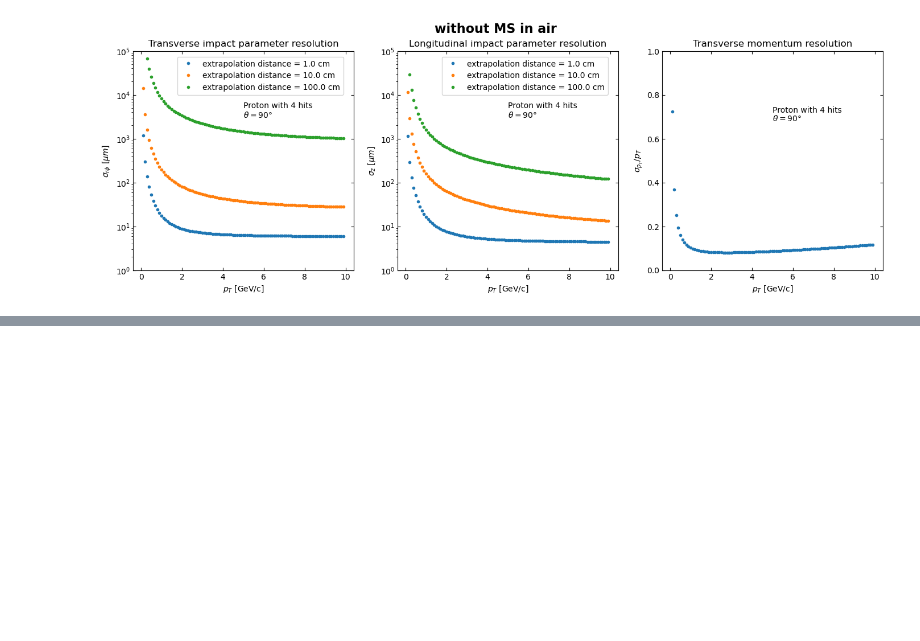
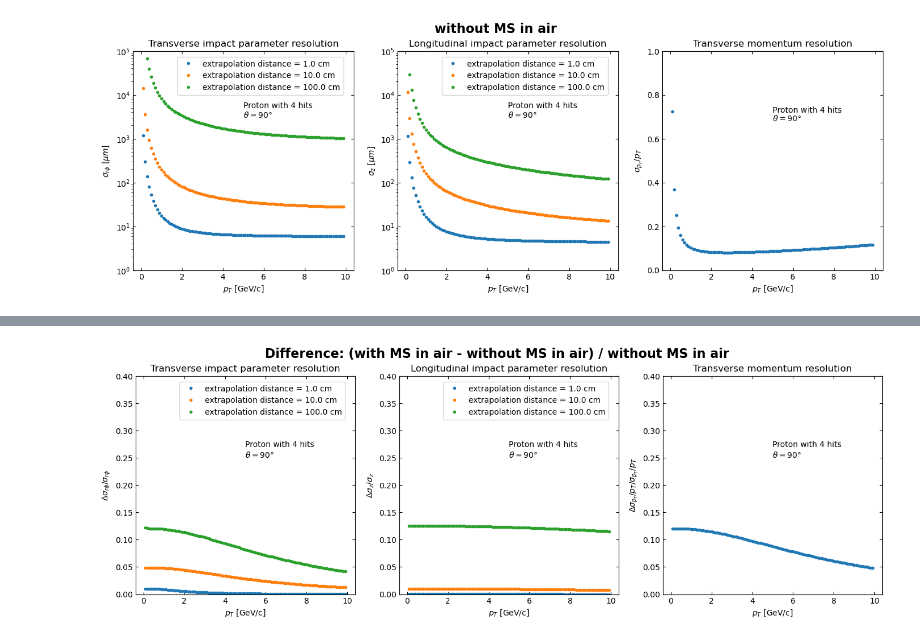
Before and after one commit to Claitos/Track-Parameter-Resolutions, a Jupyter notebook: MS_in_air_Test.ipynb, the cells around one changed output, grey strips where cells are left out. Saved outputs shown, nothing was run; the diff lists cells and outputs as text; code cells hidden in the pictures; blank space fills up the shorter version.

```diff
--- a/MS_in_air_Test.ipynb
+++ b/MS_in_air_Test.ipynb
@@ -119,0 +154,36 @@ fig.savefig(f"{directory}/Proton_woMS.png", dpi = 200)
+# %%
+proton_rphi_diff_scaled = (proton_rphi_wMS - proton_rphi_woMS) / proton_rphi_woMS
+proton_z_diff_scaled = (proton_z_wMS - proton_z_woMS) / proton_z_woMS
+proton_pT_diff_scaled = (proton_pT_wMS - proton_pT_woMS) / proton_pT_woMS
+# %%
+fig, axs = plt.subplots(1,3, figsize=(17,5))
+
+for i, r in enumerate(extrapolation_radii):
+    axs[0].plot(proton_momenta, proton_rphi_diff_scaled[i], ".", label=f"extrapolation distance = {r*100} cm")
+axs[0].set_title("Transverse impact parameter resolution")
+axs[0].set(xlabel = xlabel, ylabel = "$\Delta \sigma_{r \phi} / \sigma_{r \phi}$ ", ylim=(0, 0.4))
+axs[0].tick_params(top=True, right=True, direction="in")
+axs[0].text(5, 0.27, "Proton with 4 hits")
+axs[0].text(5, 0.25, fr"$\theta = {theta}$°")
+axs[0].legend(loc=(0.2, 0.8))
+
+for i, r in enumerate(extrapolation_radii):
+    axs[1].plot(proton_momenta, proton_z_diff_scaled[i], ".", label=f"extrapolation distance = {r*100} cm")
+axs[1].set_title("Longitudinal impact parameter resolution")
+axs[1].set(xlabel = xlabel, ylabel = "$\Delta \sigma_{z} / \sigma_{z}$ ", ylim=(0, 0.4))
+axs[1].tick_params(top=True, right=True, direction="in")
+axs[1].text(5, 0.27, "Proton with 4 hits")
+axs[1].text(5, 0.25, fr"$\theta = {theta}$°")
+axs[1].legend(loc=(0.2, 0.8))
+
+axs[2].set_title("Transverse momentum resolution")
+axs[2].plot(proton_momenta, proton_pT_diff_scaled, ".")
+axs[2].set(xlabel = xlabel, ylabel = "$\Delta \sigma_{p_{T}} / p_T / \sigma_{p_{T}} / p_T$", ylim=(0, 0.4))
+axs[2].tick_params(top=True, right=True, direction="in")
+axs[2].text(5, 0.27, "Proton with 4 hits")
+axs[2].text(5, 0.25, fr"$\theta = {theta}$°")
+
+fig.suptitle("Difference: (with MS in air - without MS in air) / without MS in air", fontsize=16, fontweight="bold")
+fig.savefig(f"{directory}/Proton_diff_scaled.png", dpi = 200)
+# %% [output]
+[figure, added]
```
Also changed, not shown: parts of 5 cells of this notebook, 1 other file.
